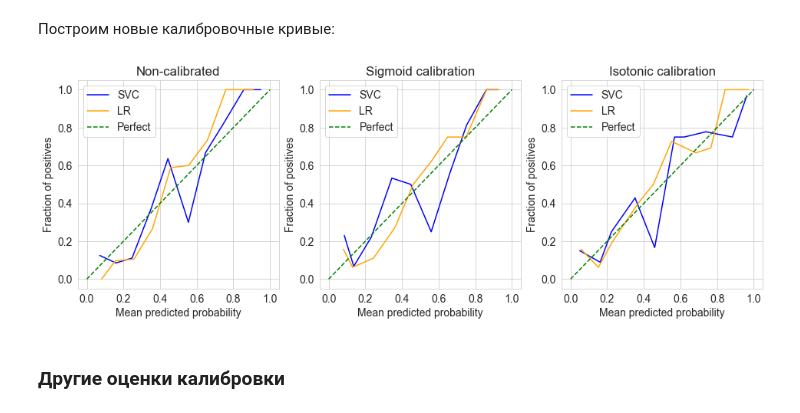
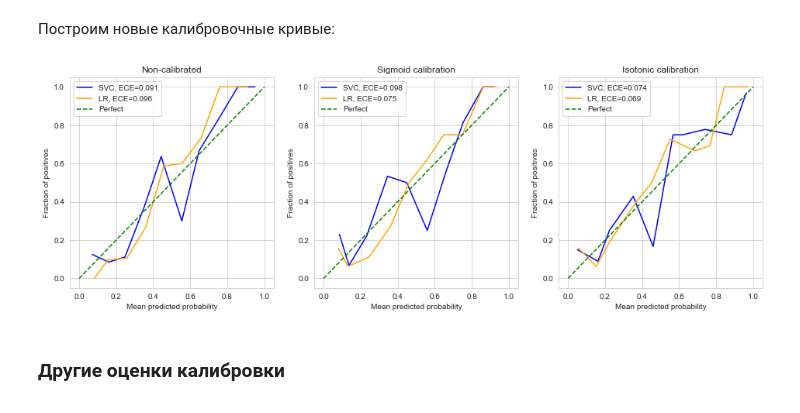
Before and after one commit to runnerup96/SBT-machine-learning-seminars, a Jupyter notebook: Метрики/Калибровка вероятности.ipynb, the cells around one changed output. Saved outputs shown, nothing was run; the diff lists cells and outputs as text; code cells hidden in the pictures.

```diff
--- a/Метрики/Калибровка вероятности.ipynb
+++ b/Метрики/Калибровка вероятности.ipynb
@@ -204,39 +233,62 @@ Logistic regression ROC-AUC: 0.8807593307593308
 Построим новые калибровочные кривые:
 # %%
 fig, axs = plt.subplots(1, 3, figsize=(16, 5))
+
+
+def ece(y_true, y_pred, n_bins=10):
+    bins = np.linspace(0.0, 1.0, n_bins + 1)
+    binids = np.digitize(y_pred, bins) - 1
+    ece = 0.0
+    for i in range(n_bins):
+        bin_mask = binids == i
+        if np.any(bin_mask):
+            acc = np.mean(y_true[bin_mask])             # fraction correct
+            conf = np.mean(y_pred[bin_mask])            # avg predicted prob
+            prop = np.mean(bin_mask)                    # |B_m| / n
+            ece += np.abs(acc - conf) * prop
+    return round(ece, 3)
 
 svc_true_prob, svc_pred_prob = calibration_curve(y_test, svc_pred, n_bins=10)
 lr_true_prob, lr_pred_prob = calibration_curve(y_test, lr_pred, n_bins=10)
 
-axs[0].plot(svc_pred_prob, svc_true_prob, label='SVC', color='blue')
-axs[0].plot(lr_pred_prob, lr_true_prob, label='LR', color='orange')
+svc_ece = ece(y_test, svc_pred, 10)
+lr_ece = ece(y_test, lr_pred, 10)
+
+axs[0].plot(svc_pred_prob, svc_true_prob, label='SVC, ECE=' + str(svc_ece), color='blue')
+axs[0].plot(lr_pred_prob, lr_true_prob, label='LR, ECE=' + str(lr_ece), color='orange')
 axs[0].plot([0, 1], [0, 1], label='Perfect', linestyle='--', color='green')
 axs[0].set_title('Non-calibrated')
 
 svc_true_prob, svc_pred_prob = calibration_curve(y_test, sigmoid_svc_pred, n_bins=10)
 lr_true_prob, lr_pred_prob = calibration_curve(y_test, sigmoid_lr_pred, n_bins=10)
 
-axs[1].plot(svc_pred_prob, svc_true_prob, label='SVC', color='blue')
-axs[1].plot(lr_pred_prob, lr_true_prob, label='LR', color='orange')
+svc_ece = ece(y_test, sigmoid_svc_pred, 10)
+lr_ece = ece(y_test, sigmoid_lr_pred, 10)
+
+axs[1].plot(svc_pred_prob, svc_true_prob, label='SVC, ECE=' + str(svc_ece), color='blue')
+axs[1].plot(lr_pred_prob, lr_true_prob, label='LR, ECE=' + str(lr_ece), color='orange')
 axs[1].plot([0, 1], [0, 1], label='Perfect', linestyle='--', color='green')
 axs[1].set_title('Sigmoid calibration')
 
 svc_true_prob, svc_pred_prob = calibration_curve(y_test, isotonic_svc_pred, n_bins=10)
 lr_true_prob, lr_pred_prob = calibration_curve(y_test, isotonic_lr_pred, n_bins=10)
 
-axs[2].plot(svc_pred_prob, svc_true_prob, label='SVC', color='blue')
-axs[2].plot(lr_pred_prob, lr_true_prob, label='LR', color='orange')
+svc_ece = ece(y_test, isotonic_svc_pred, 10)
+lr_ece = ece(y_test, isotonic_lr_pred, 10)
+
+axs[2].plot(svc_pred_prob, svc_true_prob, label='SVC, ECE=' + str(svc_ece), color='blue')
+axs[2].plot(lr_pred_prob, lr_true_prob, label='LR, ECE=' + str(lr_ece), color='orange')
 axs[2].plot([0, 1], [0, 1], label='Perfect', linestyle='--', color='green')
 axs[2].set_title('Isotonic calibration')
 
 for ax in axs:
     ax.set_xlabel('Mean predicted probability')
     ax.set_ylabel('Fraction of positives')
     ax.legend()
 
 plt.show()
 # %% [output]
-[figure, old version]
+[figure, new version]
 # %% [markdown]
 ### Другие оценки калибровки
 # %% [markdown]
```
Also changed, not shown: parts of 6 cells of this notebook, 1 other file.
